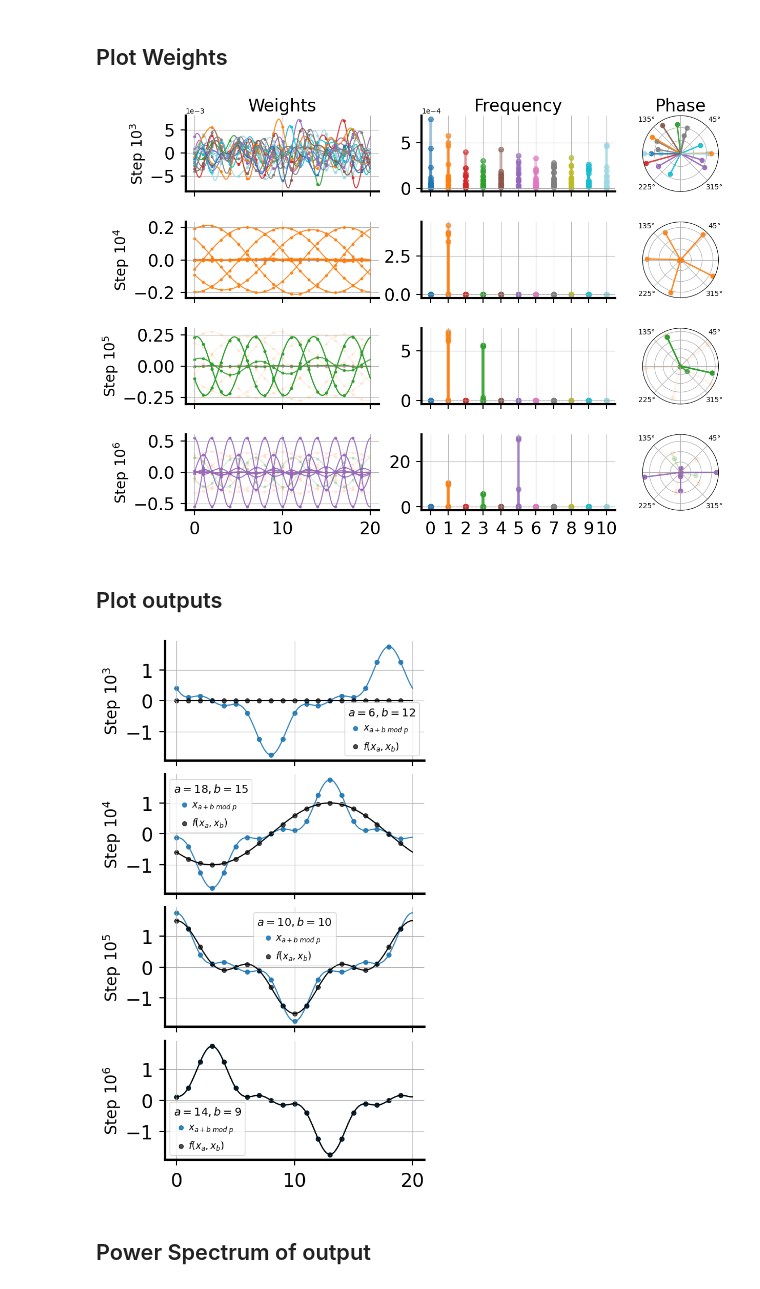
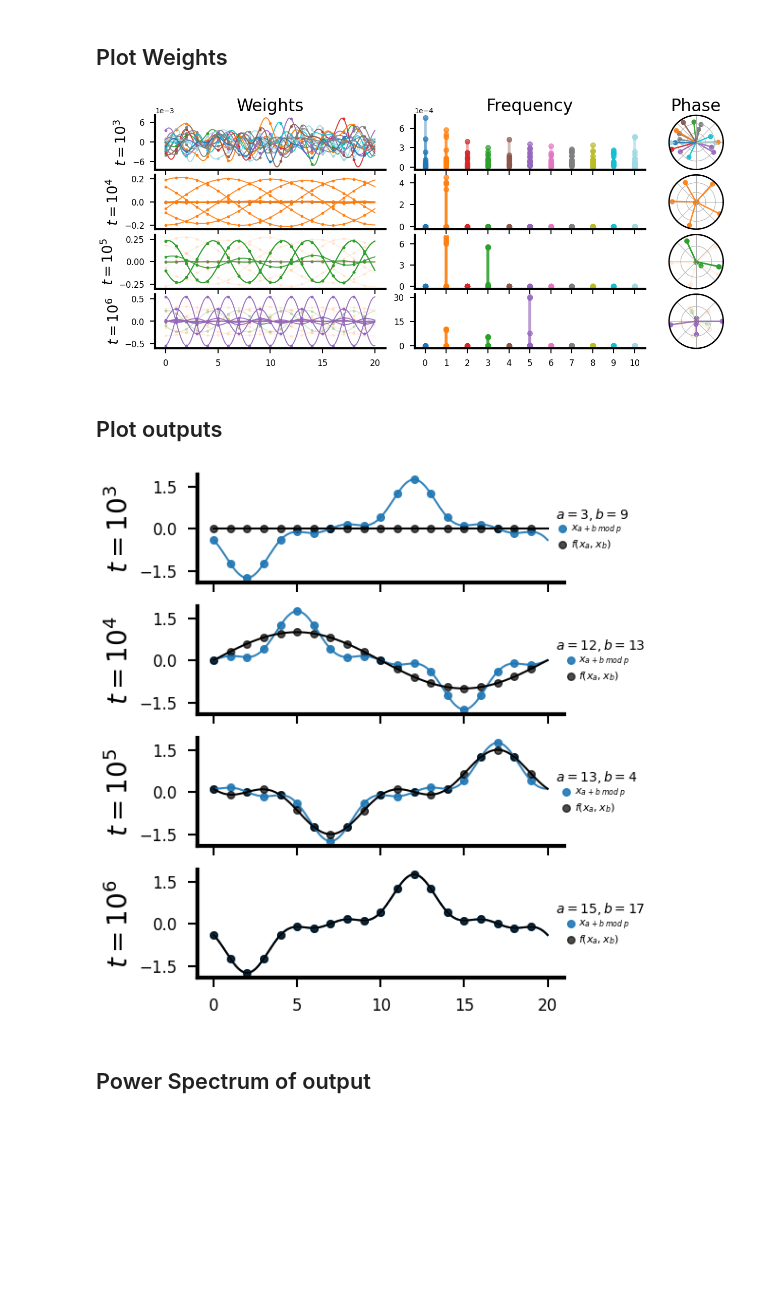
Before and after one commit to danielkunin/alternating-gradient-flows, a Jupyter notebook: modular arithmetic.ipynb, the cells around one changed output. Cells and saved outputs as stored; diff of their text form; code cells hidden in the pictures; blank space fills up the shorter version.

```diff
--- a/modular arithmetic.ipynb
+++ b/modular arithmetic.ipynb
@@ -403,8 +390,8 @@ highlight_freqs_list = [[], [1], [3], [5]]
 num_rows, num_cols = len(steps), 3
 
 # Use gridspec to control layout
-fig = plt.figure(figsize=(20, 10), constrained_layout=True)
-gs = gridspec.GridSpec(num_rows, num_cols, width_ratios=[1.2, 1.2, 2.0], wspace=0.18, hspace=0.4)
+fig = plt.figure(figsize=(24, 6), constrained_layout=True)
+gs = gridspec.GridSpec(num_rows, num_cols, width_ratios=[1.1, 1.1, 2.0], wspace=0.1, hspace=0.1)
 axes = np.empty((num_rows, num_cols), dtype=object)
 
 # Create axes
@@ -451,8 +438,9 @@ for row, index in enumerate(steps):
         interpolate(ax, w, color=color, continuous=True, alpha=alpha)
         ax.scatter(np.arange(p), w, color=color, s=10, alpha=alpha)
     if row == 0: ax.set_title("Weights", fontsize=24)
-    ax.set_ylabel(fr"Step $10^{{{int(np.log10(index))}}}$", fontsize=20)
-    style_axes(ax)
+    ax.set_ylabel(fr"$t = 10^{{{int(np.log10(index))}}}$", fontsize=20)
+    style_axes(ax, numyticks=3, numxticks=5, labelsize=12)
+    ax.grid(False)
     if row < num_rows - 1:
         ax.tick_params(labelbottom=False)
 
@@ -466,41 +454,44 @@ for row, index in enumerate(steps):
             color = freq_colors[k]
             ax.vlines(k, 0, power[k], linewidth=4, color=color, alpha=0.4)
             ax.scatter(k, power[k], color=color, s=50, alpha=0.7)
-    ax.axhline(0, color='gray', linewidth=1, linestyle='--', alpha=0.4)
+    # ax.axhline(0, color='gray', linewidth=1, linestyle='--', alpha=0.4)
     ax.set_xlim(-0.5, len(power) - 0.5)
     ax.set_xticks(np.arange(len(power)))
     if row == 0: ax.set_title("Frequency", fontsize=24)
-    style_axes(ax)
+    style_axes(ax, numyticks=3, numxticks=11, labelsize=12)
+    ax.grid(False)
     if row < num_rows - 1:
         ax.tick_params(labelbottom=False)
 
     # === Column 3: Phase Polar Plot ===
     ax = axes[row, 2]
     for i in range(h):
         w = W[i, :]
         ft = np.fft.rfft(w)
         power = np.abs(ft)**2
         dom_idx = np.argmax(power)
         phase = np.angle(ft[dom_idx])
         norm = np.linalg.norm(w)
         color = freq_colors[dom_idx]
         alpha = 0.9 if not highlight_freqs or dom_idx in highlight_freqs else 0.1
         ax.plot([phase, phase], [0, norm], color=color, linewidth=2, alpha=alpha)
         ax.scatter(phase, norm, color=color, s=40, alpha=alpha)
         angles = np.arange(0, 360, 45)
-        ax.set_thetagrids(angles, [f"{a}°" if a in [45,135,225,315] else "" for a in angles])
+        # ax.set_thetagrids(angles, [f"{a}°" if a in [45,135,225,315] else "" for a in angles])
+        ax.set_thetagrids(angles, ["" for a in angles])
         ax.set_yticklabels([])
+        ax.spines['polar'].set_linewidth(2)
     if row == 0: ax.set_title("Phase", fontsize=24)
 
 # Shift polar plots left to reduce whitespace
 for row in range(num_rows):
     ax = axes[row, 2]
     pos = ax.get_position()
-    ax.set_position([pos.x0 - 0.135, pos.y0, pos.width, pos.height])
+    ax.set_position([pos.x0 - 0.155, pos.y0, pos.width, pos.height])
 
 plt.savefig("W-weights.pdf", bbox_inches='tight')
 # %% [output]
-[figure, old version]
+[figure, new version]
 # %% [markdown]
 ## Plot outputs
 # %%
@@ -512,7 +503,7 @@ num_samples = 1  # how many examples to plot per row
 p = Y_tensor.shape[1]
 x = np.arange(p)
 
-fig, axes = plt.subplots(len(steps_to_show), 1, figsize=(6, 10), sharex=True)
+fig, axes = plt.subplots(len(steps_to_show), 1, figsize=(6, 6), sharex=True)
 
 for row, step in enumerate(steps_to_show):
     # Load weights at this step
@@ -539,20 +530,31 @@ for row, step in enumerate(steps_to_show):
         interpolate(ax, preds[i], color='k', alpha=1.0, continuous=True)
         ax.scatter(x, preds[i], color='k', s=30, alpha=0.7, label=label_pred)
 
-    style_axes(ax)
-    ax.set_ylabel(fr"Step $10^{{{int(np.log10(step))}}}$", fontsize=20)
+    style_axes(ax, numyticks=3, labelsize=12)
+    ax.grid(False)
+    ax.set_ylabel(fr"$t = 10^{{{int(np.log10(step))}}}$", fontsize=20)
 
     # Only bottom row gets x-ticks
     if row < len(steps_to_show) - 1:
         ax.tick_params(labelbottom=False)
 
-    ax.legend(loc='best', fontsize=12, title=fr"$a = {a}, b = {b}$", handlelength=0, title_fontsize=14)#, frameon=False)
+    # ax.legend(loc='best', fontsize=12, title=fr"$a = {a}, b = {b}$", handlelength=0, labelspacing=0.1, title_fontsize=14, frameon=False)
+    ax.legend(
+        loc='center left',
+        bbox_to_anchor=(0.95, 0.5),  # X slightly beyond the right edge, Y centered
+        fontsize=8,
+        title=fr"$a = {a}, b = {b}$",
+        title_fontsize=10,
+        handlelength=0,
+        labelspacing=0.1,
+        frameon=False
+    )
 
 # axes[-1].set_xlabel("Output Index", fontsize=20)
 plt.tight_layout()
 plt.savefig("predictions.pdf", bbox_inches='tight')
 # %% [output]
-[figure, old version]
+[figure, new version]
 # %% [markdown]
 ## Power Spectrum of output
 # %%
```
Also changed, not shown: parts of 3 cells of this notebook.
